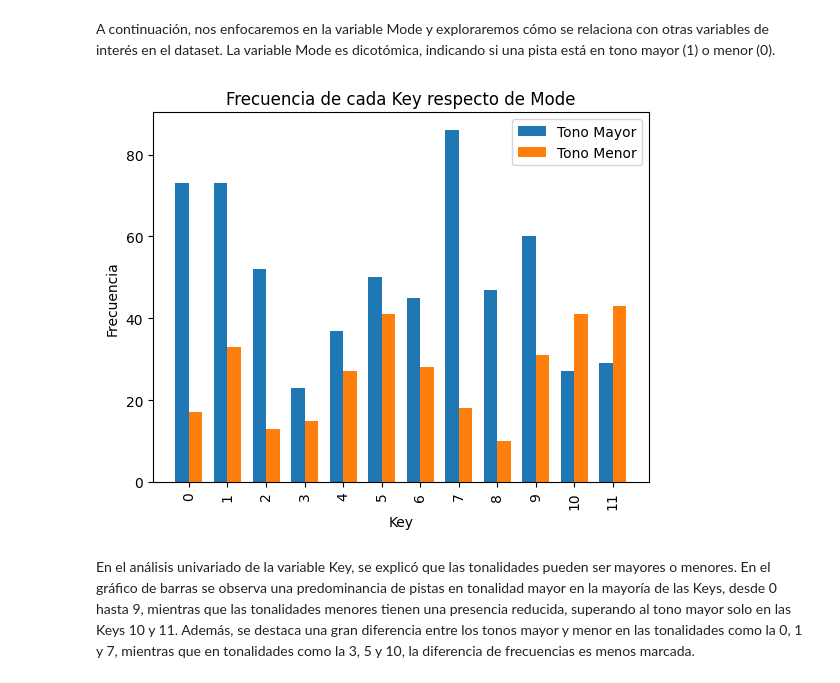
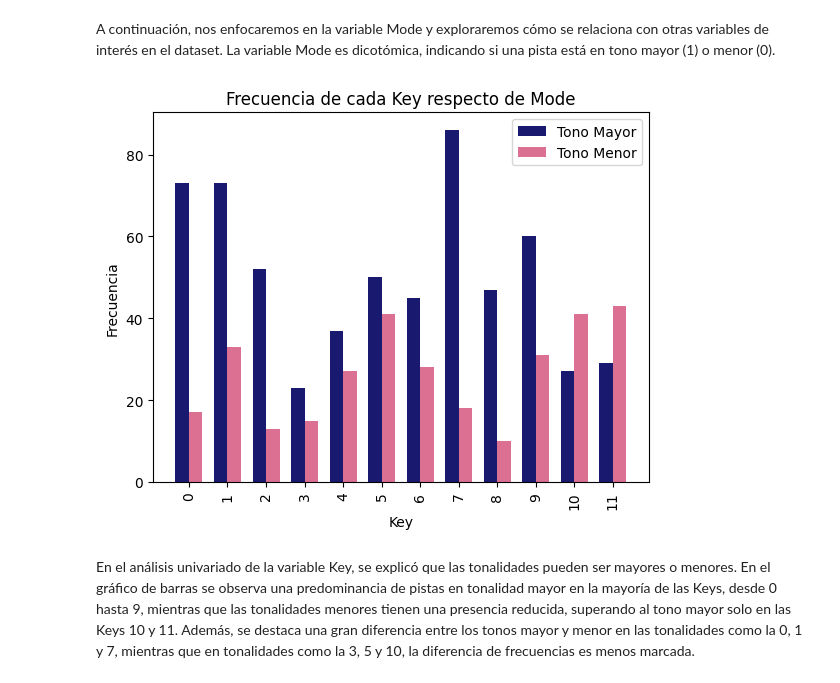
Before and after one commit to EmiliaRedolatti/TPE---Fundamento-de-la-Cs.-de-Datos, a Jupyter notebook: TPEspecial.ipynb, the cells around one changed output. Saved outputs shown, nothing was run; the diff lists cells and outputs as text; code cells hidden in the pictures.

```diff
--- a/TPEspecial.ipynb
+++ b/TPEspecial.ipynb
@@ -965,36 +976,36 @@ import matplotlib.pyplot as plt
 frecuencia_tono_mayor = dataset_covers_procesado[dataset_covers_procesado["Mode"] == 1]["Key"].value_counts().sort_index()
 frecuencia_tono_menor = dataset_covers_procesado[dataset_covers_procesado["Mode"] == 0]["Key"].value_counts().sort_index()
 
 # Convertir las Series a DataFrames y renombrar las columnas
 frecuencia_tono_mayor = frecuencia_tono_mayor.rename("Frecuencia_TonoMayor").reset_index()
 frecuencia_tono_mayor.columns = ["Key", "Frecuencia_TonoMayor"]
 
 frecuencia_tono_menor = frecuencia_tono_menor.rename("Frecuencia_TonoMenor").reset_index()
 frecuencia_tono_menor.columns = ["Key", "Frecuencia_TonoMenor"]
 
 # Combinar ambos DataFrames en uno solo
 merged_data = pd.merge(frecuencia_tono_mayor, frecuencia_tono_menor, on="Key", how="outer")
 merged_data = merged_data.sort_values(by="Key")
 
 # Configurar el gráfico
 x = merged_data["Key"]
 width = 0.35
 
 # Crear las barras para cada Tono (mayor y menor)
-plt.bar([i - width/2 for i in range(len(x))], merged_data["Frecuencia_TonoMayor"], width, label='Tono Mayor')
-plt.bar([i + width/2 for i in range(len(x))], merged_data["Frecuencia_TonoMenor"], width, label='Tono Menor')
+plt.bar([i - width/2 for i in range(len(x))], merged_data["Frecuencia_TonoMayor"], width, label='Tono Mayor', color = 'midnightblue')
+plt.bar([i + width/2 for i in range(len(x))], merged_data["Frecuencia_TonoMenor"], width, label='Tono Menor', color = 'palevioletred')
 
 # Agregar etiquetas y leyenda
 plt.xlabel("Key")
 plt.ylabel("Frecuencia")
 plt.title("Frecuencia de cada Key respecto de Mode")
 plt.xticks(range(len(x)), merged_data["Key"], rotation=90)
 plt.legend()
 
 # Mostrar el gráfico
 plt.show()
 # %% [output]
-[figure, old version]
+[figure, new version]
 # %% [markdown]
 En el análisis univariado de la variable Key, se explicó que las tonalidades pueden ser mayores o menores. En el gráfico de barras se observa una predominancia de pistas en tonalidad mayor en la mayoría de las Keys, desde 0 hasta 9, mientras que las tonalidades menores tienen una presencia reducida, superando al tono mayor solo en las Keys 10 y 11. Además, se destaca una gran diferencia entre los tonos mayor y menor en las tonalidades como la 0, 1 y 7, mientras que en tonalidades como la 3, 5 y 10, la diferencia de frecuencias es menos marcada.
 # %% [markdown]
```
Also changed, not shown: parts of 42 cells of this notebook, 1 other file.
